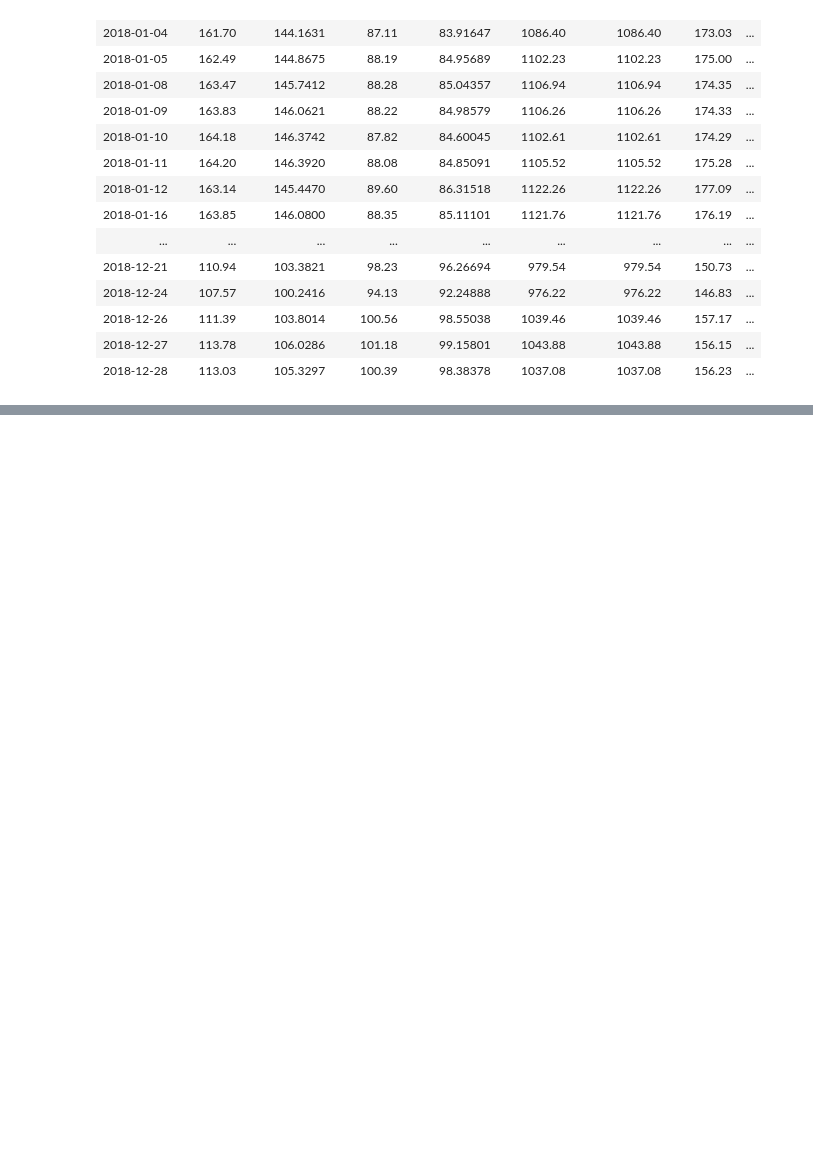
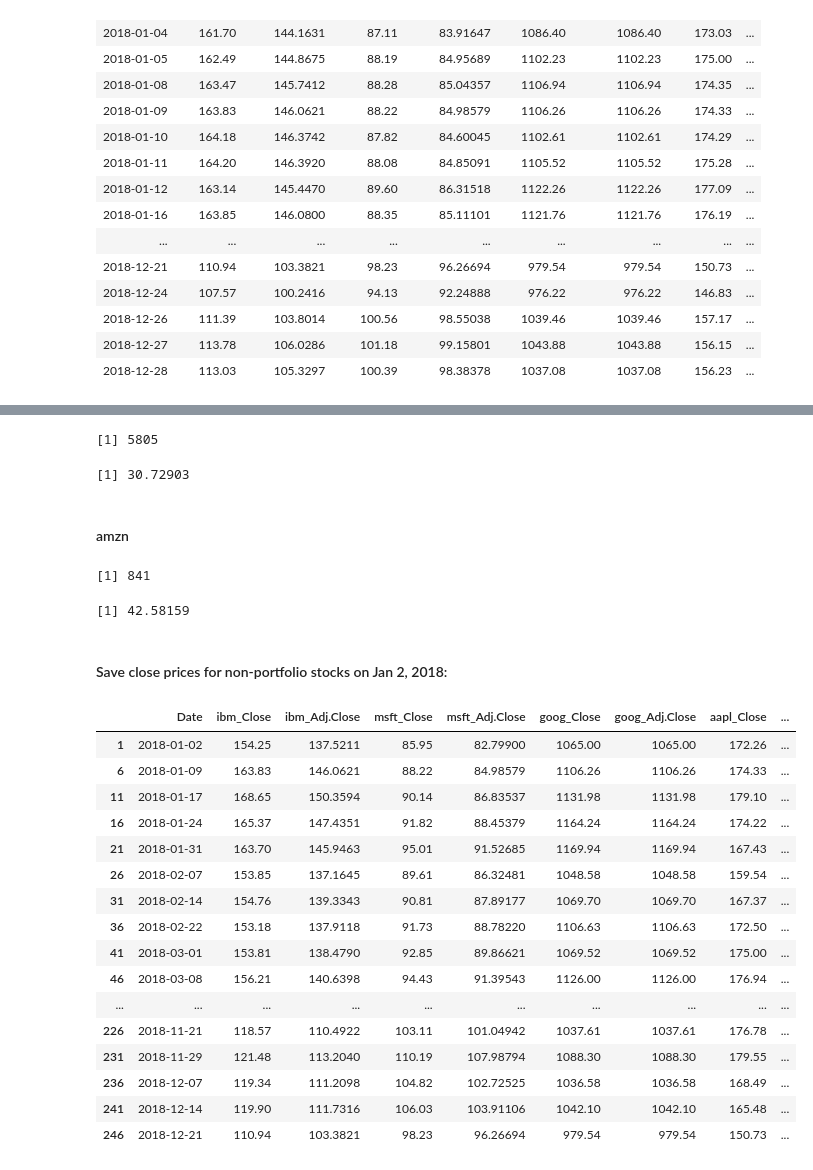
Before and after one commit to waleedkhan01/Equity-Portfolio-Management, a Jupyter notebook: Midterm.ipynb, the cells around one changed output, grey strips where cells are left out. Drawn from its saved outputs; the diff is of its cells as text; code cells hidden in the pictures; blank space fills up the shorter version.

Commit message:
Setup portfolio & update interval
Calculated initial portfolio & extracted days based on portfolio update interval

```diff
--- a/Midterm.ipynb
+++ b/Midterm.ipynb
@@ -214,0 +157,26 @@ universe
+# %%
+aaplClose = universe[1,]
+aaplClose = aaplClose[,'aapl_Close']
+# aaplClose
+remaining_aapl_cash = 1000000 %% aaplClose
+total_aapl_shares = floor(1000000 / aaplClose)
+total_aapl_shares
+remaining_aapl_cash
+# %% [output]
+[1] 5805
+[1] 30.72903
+# %% [markdown]
+#### amzn
+# %%
+amznClose = universe[1,]
+amznClose = amznClose[,'amzn_Close']
+# amznClose
+remaining_amzn_cash = 1000000 %% amznClose
+total_amzn_shares = floor(1000000 / amznClose)
+total_amzn_shares
+remaining_amzn_cash
+# %% [output]
+[1] 841
+[1] 42.58159
+# %% [markdown]
+#### Save close prices for non-portfolio stocks on Jan 2, 2018:
@@ -214,0 +218,23 @@ universe
+# %%
+#Extracted the days on which we will be updating our portfolio
+dayInterval = 5  #Tweakable value for how often you want to update the portfolio
+tradingDays = universe[seq(1,length(universe[,1]),dayInterval),]
+tradingDays
+# %% [output]
+|  | Date | ibm_Close | ibm_Adj.Close | msft_Close | msft_Adj.Close | goog_Close | goog_Adj.Close | aapl_Close | ... |
+| 1 | 2018-01-02 | 154.25 | 137.5211 | 85.95 | 82.79900 | 1065.00 | 1065.00 | 172.26 | ... |
+| 6 | 2018-01-09 | 163.83 | 146.0621 | 88.22 | 84.98579 | 1106.26 | 1106.26 | 174.33 | ... |
+| 11 | 2018-01-17 | 168.65 | 150.3594 | 90.14 | 86.83537 | 1131.98 | 1131.98 | 179.10 | ... |
+| 16 | 2018-01-24 | 165.37 | 147.4351 | 91.82 | 88.45379 | 1164.24 | 1164.24 | 174.22 | ... |
+| 21 | 2018-01-31 | 163.70 | 145.9463 | 95.01 | 91.52685 | 1169.94 | 1169.94 | 167.43 | ... |
+| 26 | 2018-02-07 | 153.85 | 137.1645 | 89.61 | 86.32481 | 1048.58 | 1048.58 | 159.54 | ... |
+| 31 | 2018-02-14 | 154.76 | 139.3343 | 90.81 | 87.89177 | 1069.70 | 1069.70 | 167.37 | ... |
+| 36 | 2018-02-22 | 153.18 | 137.9118 | 91.73 | 88.78220 | 1106.63 | 1106.63 | 172.50 | ... |
+| 41 | 2018-03-01 | 153.81 | 138.4790 | 92.85 | 89.86621 | 1069.52 | 1069.52 | 175.00 | ... |
+| 46 | 2018-03-08 | 156.21 | 140.6398 | 94.43 | 91.39543 | 1126.00 | 1126.00 | 176.94 | ... |
+| ... | ... | ... | ... | ... | ... | ... | ... | ... | ... |
+| 226 | 2018-11-21 | 118.57 | 110.4922 | 103.11 | 101.04942 | 1037.61 | 1037.61 | 176.78 | ... |
+| 231 | 2018-11-29 | 121.48 | 113.2040 | 110.19 | 107.98794 | 1088.30 | 1088.30 | 179.55 | ... |
+| 236 | 2018-12-07 | 119.34 | 111.2098 | 104.82 | 102.72525 | 1036.58 | 1036.58 | 168.49 | ... |
+| 241 | 2018-12-14 | 119.90 | 111.7316 | 106.03 | 103.91106 | 1042.10 | 1042.10 | 165.48 | ... |
+| 246 | 2018-12-21 | 110.94 | 103.3821 | 98.23 | 96.26694 | 979.54 | 979.54 | 150.73 | ... |
```
Also changed, not shown: parts of 20 cells of this notebook.
